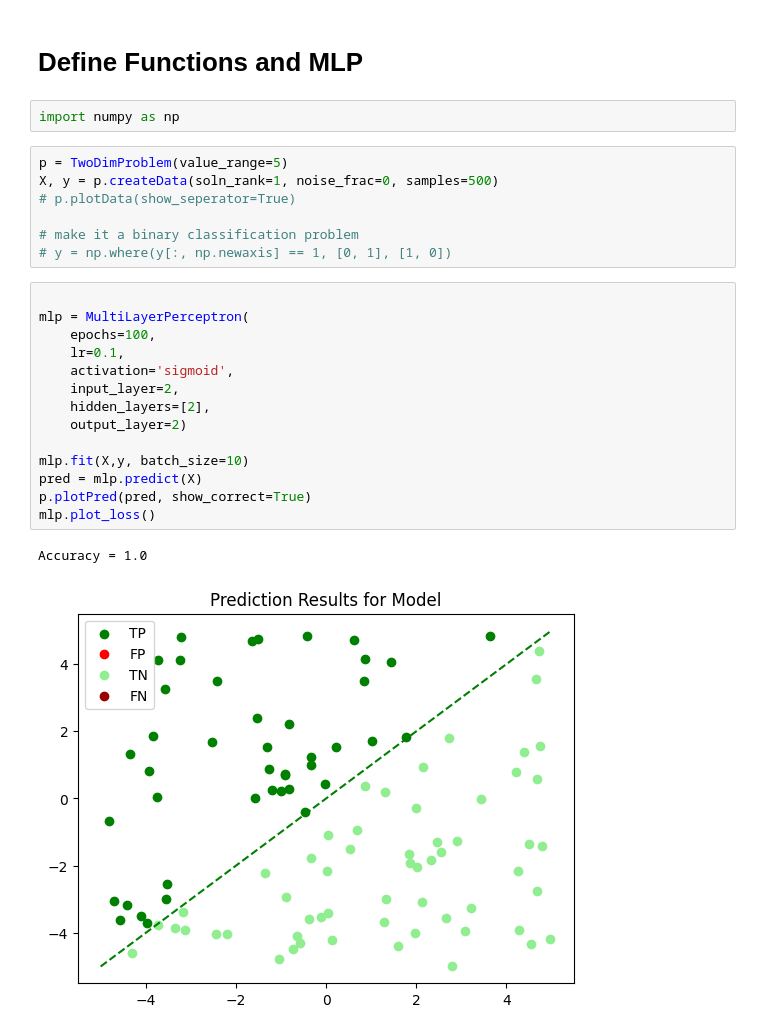
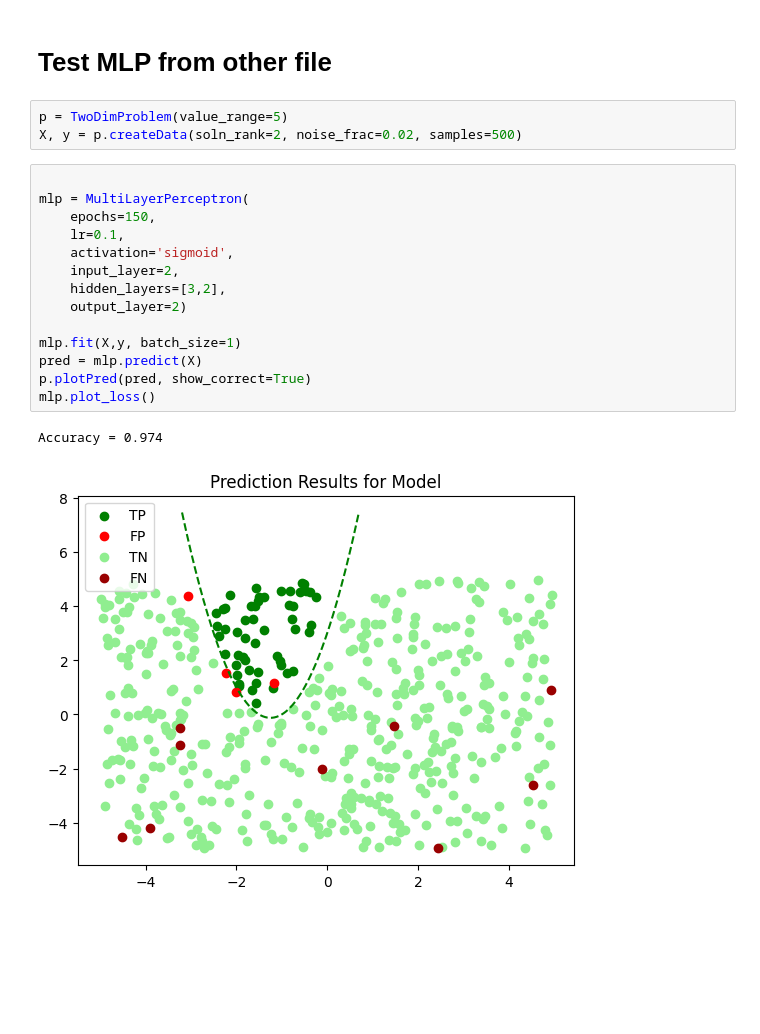
Before and after one commit to wumphlett/ML-Project, a Jupyter notebook: simpleMLP.ipynb, the cells around one changed output. Drawn from its saved outputs; the diff is of its cells as text; blank space fills up the shorter version.

```diff
--- a/simpleMLP.ipynb
+++ b/simpleMLP.ipynb
@@ -11,28 +9,22 @@ The autoreload extension is already loaded. To reload it, use:
-# %% [markdown]
-# Define Functions and MLP
-# %%
-import numpy as np
+# %% [markdown]
+# Test MLP from other file
 # %%
 p = TwoDimProblem(value_range=5)
-X, y = p.createData(soln_rank=1, noise_frac=0, samples=500)
-# p.plotData(show_seperator=True)
-
-# make it a binary classification problem
-# y = np.where(y[:, np.newaxis] == 1, [0, 1], [1, 0])
+X, y = p.createData(soln_rank=2, noise_frac=0.02, samples=500)
 # %%
 
 mlp = MultiLayerPerceptron(
-    epochs=100,
+    epochs=150,
     lr=0.1,
     activation='sigmoid',
     input_layer=2,
-    hidden_layers=[2],
+    hidden_layers=[3,2],
     output_layer=2)
 
-mlp.fit(X,y, batch_size=10)
+mlp.fit(X,y, batch_size=1)
 pred = mlp.predict(X)
 p.plotPred(pred, show_correct=True)
 mlp.plot_loss()
 # %% [output]
-Accuracy = 1.0
+Accuracy = 0.974
-[figure, old version]
+[figure, new version]
```
Also changed, not shown: parts of 2 cells of this notebook, 2 other files.
